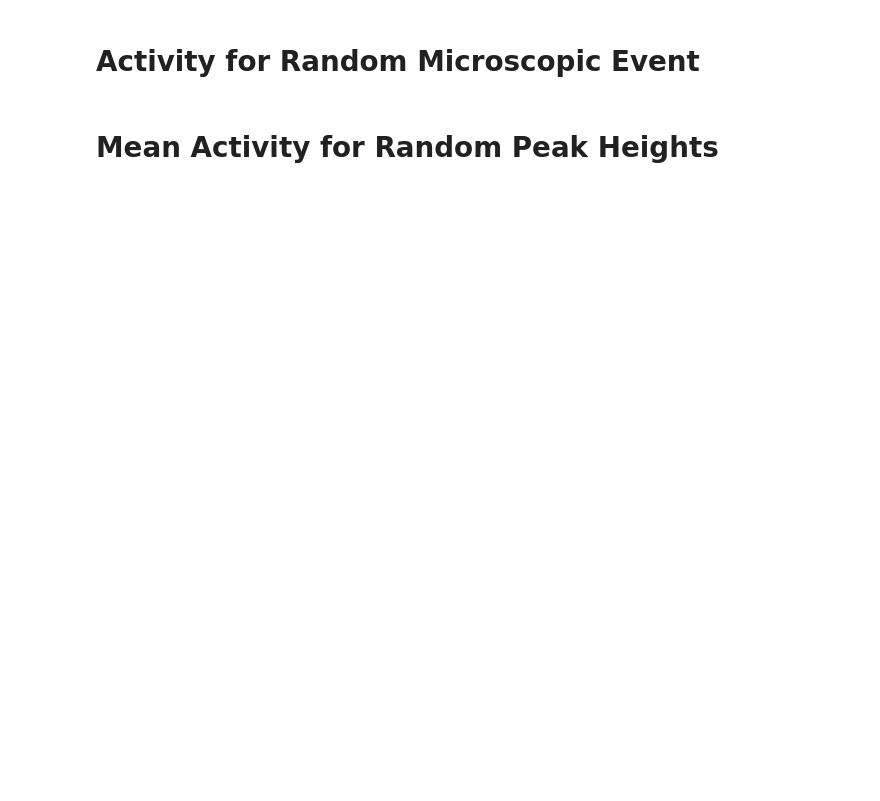
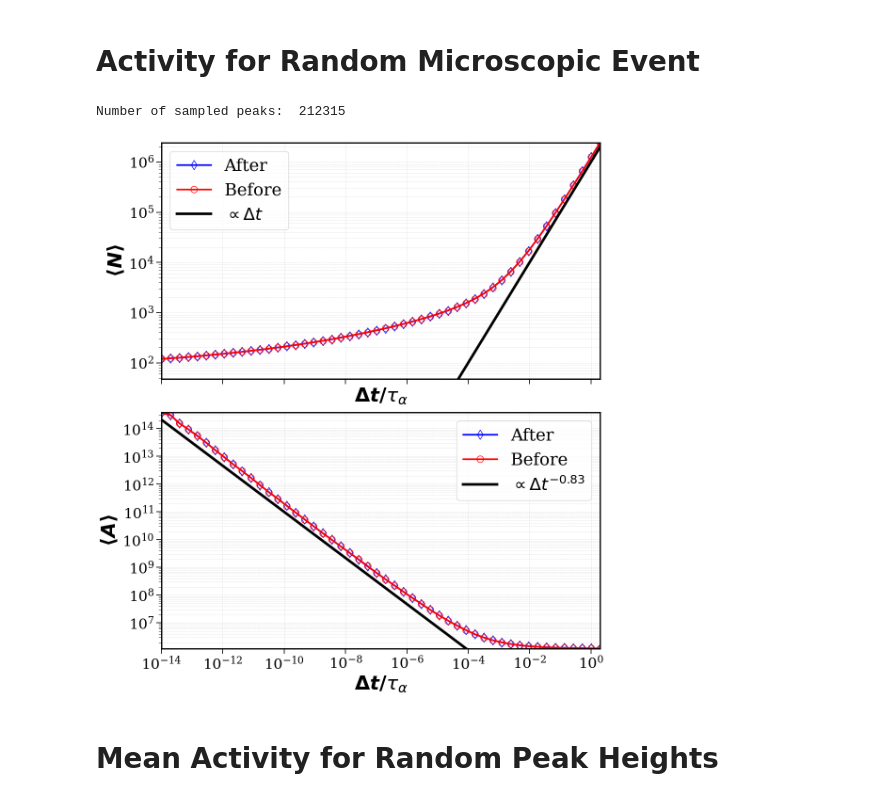
Before and after one commit to sylvainshan/PHYS-422-Foreshocks-and-Aftershocks-in-Thermal-Creep-Dynamics, a Jupyter notebook: Activity_analysis.ipynb, the cells around one changed output. Cells and saved outputs as stored; diff of their text form; code cells hidden in the pictures; blank space fills up the shorter version.

```diff
--- a/Activity_analysis.ipynb
+++ b/Activity_analysis.ipynb
@@ -143,7 +230,7 @@ if COMPUTE_ACTIVITY_FOR_RANDOM_MICROSCOPIC_EVENT:
                                                                          t_start=T_START,
                                                                          t_stop=T_END,
                                                                          num_time_windows=T,
-                                                                         save=False,
+                                                                         save=True,
                                                                          filename=f"micro_event_{N_SAMPLES}samples_{N_SEGMENTS}seg_sigma{SIGMA}_threshold{THRESHOLD}_T{T}.pkl")
 
     micro_time_windows = n_events_around_micro_event_dict['time_windows']
@@ -238,7 +325,7 @@ plt.show()
 # %%
 if COMPUTE_ACTIVITY_FOR_RANDOM_MICROSCOPIC_EVENT:
     print("Number of sampled peaks: ", len(n_events_around_micro_event_dict['n_before']))
-    fig, axs = plt.subplots(2, 1, sharex=True, figsize=(12, 12))
+    fig, axs = plt.subplots(2, 1, sharex=True, figsize=(11, 12))
     axs[0].plot(micro_time_windows, mean_n_micro_after, marker='d', fillstyle='none', linestyle='-', color='b', label='After')
     # axs[0].fill_between(micro_time_windows, mean_n_micro_before - std_n_micro_before, mean_n_micro_before + std_n_micro_before, color='b', alpha=0.25)
 
@@ -253,33 +340,36 @@ if COMPUTE_ACTIVITY_FOR_RANDOM_MICROSCOPIC_EVENT:
     axs[0].set_xlim(min(micro_time_windows), max(micro_time_windows))
     axs[0].set_ylim(min([median_n_micro_before.min(), median_n_micro_after.min()]),
                     max([median_n_micro_before.max(), median_n_micro_after.max()]))
     axs[0].legend(loc='best')
     axs[0].grid(True, alpha=0.3, which='both', ls='--')
 
     axs[1].plot(micro_time_windows, mean_a_micro_after,marker='d', fillstyle='none', linestyle='-', color='b', label='After')
     axs[1].plot(micro_time_windows, mean_a_micro_before, marker='o',   fillstyle='none', linestyle='-', color='r', label='Before')
     axs[1].plot(micro_time_windows, 5e2*micro_time_windows**(-0.83), linestyle='-', color='black', label=r'$\propto \Delta t^{-0.83}$', linewidth=4)
     axs[1].set_xscale('log')
     axs[1].set_yscale('log')
     axs[1].set_xlabel(r'$\boldsymbol{\Delta t/\tau_\alpha}$')
     axs[1].set_ylabel(r'$\boldsymbol{\langle A \rangle}$')
     axs[1].set_xlim(min(micro_time_windows), max(micro_time_windows))
     axs[1].set_ylim(min([mean_a_micro_before.min(), mean_a_micro_after.min()]),
                     max([mean_a_micro_before.max(), mean_a_micro_after.max()]))
     axs[1].legend(loc='best')
     axs[1].grid(True, alpha=0.3, which='both', ls='--')
 
     plt.tight_layout()
 
     if SAVE_PLOT:
         save_dir = os.path.join(FIGURE_DIR)
         if not os.path.exists(save_dir):
             os.makedirs(save_dir)
         plt.savefig(os.path.join(save_dir, 'activity_vs_time_random.pdf'), bbox_inches='tight')
         with open(os.path.join(save_dir, 'activity_vs_time_random.pkl'), 'wb') as f:
             pickle.dump(fig, f)
 
     plt.show()
+# %% [output]
+Number of sampled peaks:  212315
+[figure, added]
 # %% [markdown]
 # Mean Activity for Random Peak Heights
 # %%
```
Also changed, not shown: parts of 17 cells of this notebook.
